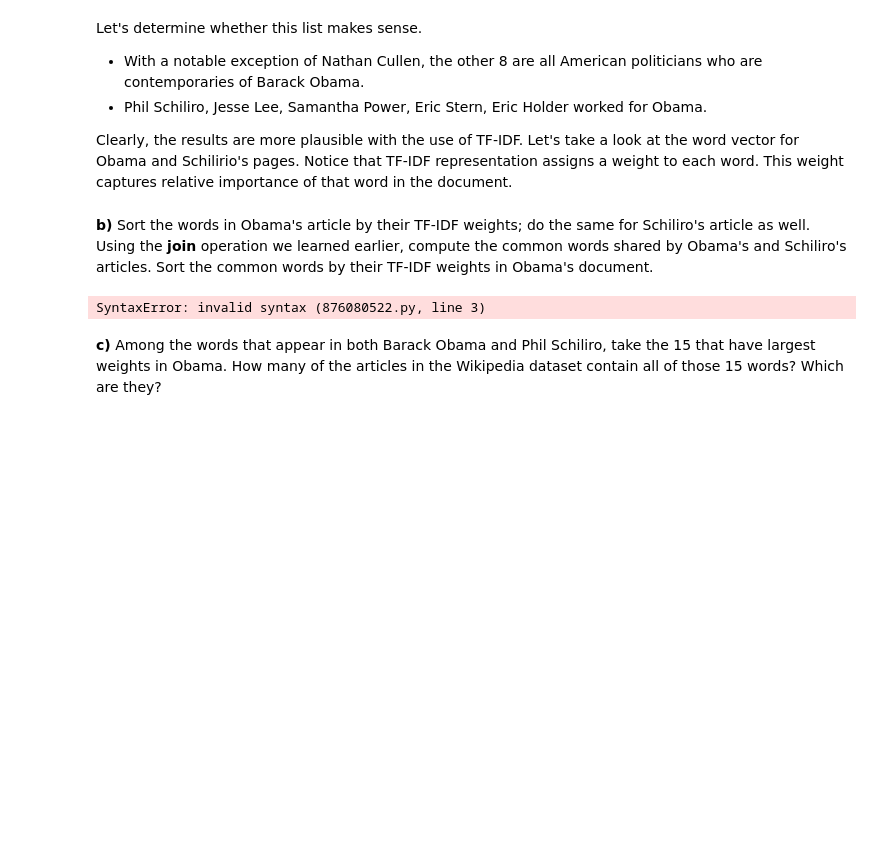
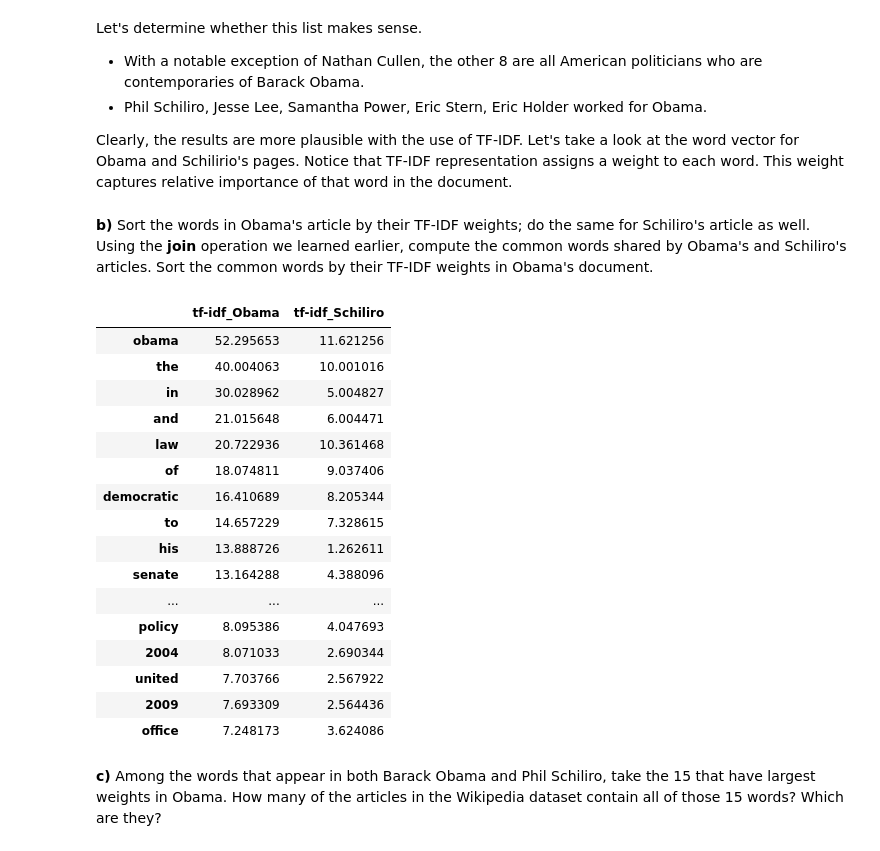
Before and after one commit to mawojcik/introduction_to_data_science, a Jupyter notebook: Lab_5/Assignment_5.ipynb, the cells around one changed output. Drawn from its saved outputs; the diff is of its cells as text; code cells hidden in the pictures; blank space fills up the shorter version.

```diff
--- a/Lab_5/Assignment_5.ipynb
+++ b/Lab_5/Assignment_5.ipynb
@@ -290,15 +290,36 @@ def top_words_tf_idf(name):
     """
     Get a table of the largest tf-idf words in the given person's wikipedia page.
     """
-    # Your code goes here
+    vector = TFIDFmatrix[wiki.index[wiki["name"] == name]]
+    words_weights = vector.sum(axis=0).tolist()[0]
+
+    df = pd.DataFrame({'tf-idf': words_weights}, index=second_vectorizer.get_feature_names_out())
+    df = df[df['tf-idf'] != 0]
 
     return df.sort_values(by='tf-idf',ascending=False)
 # %%
 obama_tf_idf = top_words_tf_idf('Barack Obama')
 schiliro_tf_idf = top_words_tf_idf('Phil Schiliro')
-common_words = # Your code goes here
+common_words = obama_tf_idf.join(schiliro_tf_idf, lsuffix='_Obama', rsuffix='_Schiliro', how='inner').head(20)
+common_words
 # %% [output]
-SyntaxError: invalid syntax (876080522.py, line 3)
+|  | tf-idf_Obama | tf-idf_Schiliro |
+| obama | 52.295653 | 11.621256 |
+| the | 40.004063 | 10.001016 |
+| in | 30.028962 | 5.004827 |
+| and | 21.015648 | 6.004471 |
+| law | 20.722936 | 10.361468 |
+| of | 18.074811 | 9.037406 |
+| democratic | 16.410689 | 8.205344 |
+| to | 14.657229 | 7.328615 |
+| his | 13.888726 | 1.262611 |
+| senate | 13.164288 | 4.388096 |
+| ... | ... | ... |
+| policy | 8.095386 | 4.047693 |
+| 2004 | 8.071033 | 2.690344 |
+| united | 7.703766 | 2.567922 |
+| 2009 | 7.693309 | 2.564436 |
+| office | 7.248173 | 3.624086 |
 # %% [markdown]
 **c)** Among the words that appear in both Barack Obama and Phil Schiliro, take the 15 that have largest weights in Obama. How many of the articles in the Wikipedia dataset contain all of those 15 words? Which are they?
 # %%
```
